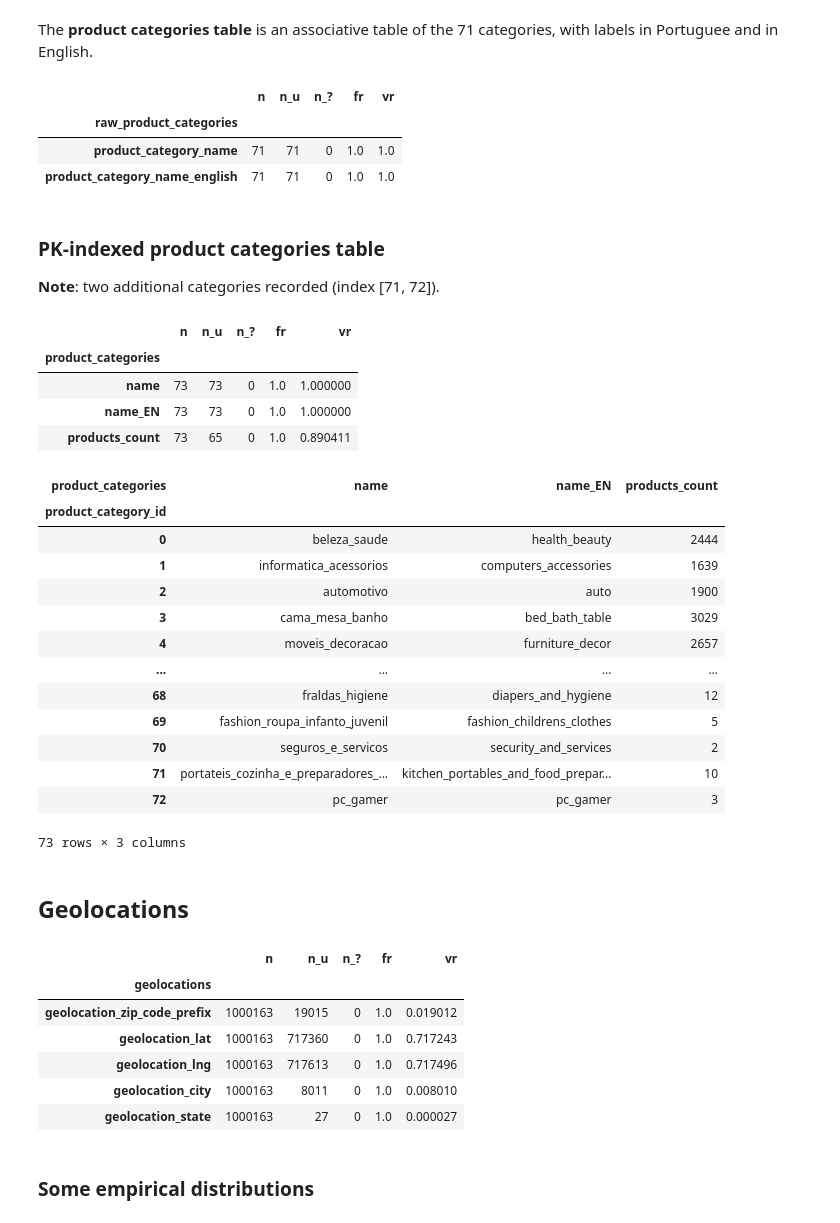
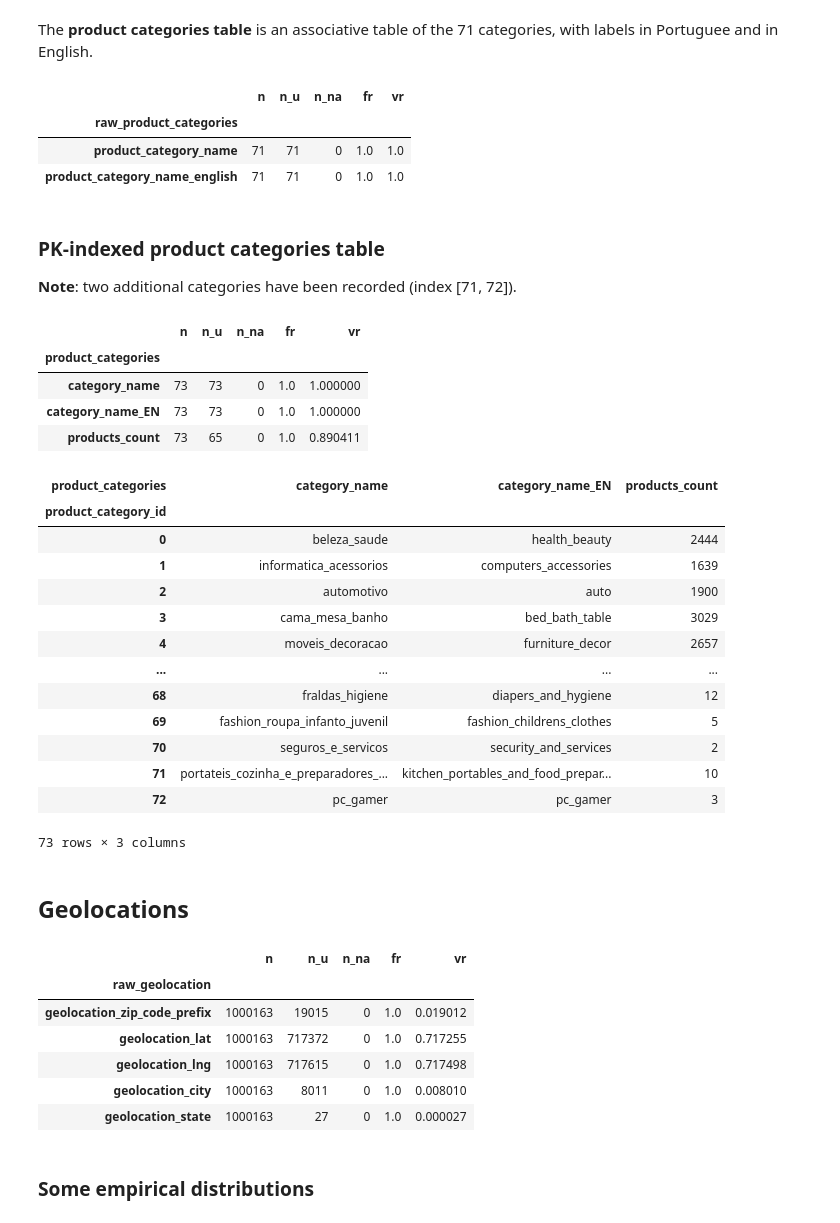
Before and after one commit to Franck-PepperLabs/pepper_olist_market_segmentation, a Jupyter notebook: jupyter/Lepoivre_Franck_1_notebook_exploration_112022.ipynb, the cells around one changed output. Cells and saved outputs as stored; diff of their text form; code cells hidden in the pictures.

```diff
--- a/jupyter/Lepoivre_Franck_1_notebook_exploration_112022.ipynb
+++ b/jupyter/Lepoivre_Franck_1_notebook_exploration_112022.ipynb
@@ -702,27 +704,27 @@ display(discrete_stats(indexed_order_reviews, 'indexed_order_reviews'))
 The **product categories table** is an associative table of the 71 categories, with labels in Portuguee and in English.
 # %%
 raw_product_categories = get_raw_product_categories()
-display(discrete_stats(raw_product_categories, 'raw_product_categories'))
+display(discrete_stats(raw_product_categories))
 # %% [output]
-|  | n | n_u | n_? | fr | vr |
+|  | n | n_u | n_na | fr | vr |
 | raw_product_categories |  |  |  |  |  |
 | product_category_name | 71 | 71 | 0 | 1.0 | 1.0 |
 | product_category_name_english | 71 | 71 | 0 | 1.0 | 1.0 |
 # %% [markdown]
 ### PK-indexed product categories table
 
-**Note**: two additional categories recorded (index [71, 72]).
+**Note**: two additional categories have been recorded (index [71, 72]).
 # %%
 product_categories = get_product_categories()
-display(discrete_stats(product_categories, 'product_categories'))
+display(discrete_stats(product_categories))
 display(product_categories)
 # %% [output]
-|  | n | n_u | n_? | fr | vr |
+|  | n | n_u | n_na | fr | vr |
 | product_categories |  |  |  |  |  |
-| name | 73 | 73 | 0 | 1.0 | 1.000000 |
-| name_EN | 73 | 73 | 0 | 1.0 | 1.000000 |
+| category_name | 73 | 73 | 0 | 1.0 | 1.000000 |
+| category_name_EN | 73 | 73 | 0 | 1.0 | 1.000000 |
 | products_count | 73 | 65 | 0 | 1.0 | 0.890411 |
-| product_categories | name | name_EN | products_count |
+| product_categories | category_name | category_name_EN | products_count |
 | product_category_id |  |  |  |
 | 0 | beleza_saude | health_beauty | 2444 |
 | 1 | informatica_acessorios | computers_accessories | 1639 |
@@ -739,14 +741,14 @@ display(product_categories)
 # %% [markdown]
 ## Geolocations
 # %%
-geolocations = get_raw_geolocations()
-display(discrete_stats(geolocations, 'geolocations'))
+raw_geolocations = get_raw_geolocations()
+display(discrete_stats(raw_geolocations))
 # %% [output]
-|  | n | n_u | n_? | fr | vr |
-| geolocations |  |  |  |  |  |
+|  | n | n_u | n_na | fr | vr |
+| raw_geolocation |  |  |  |  |  |
 | geolocation_zip_code_prefix | 1000163 | 19015 | 0 | 1.0 | 0.019012 |
-| geolocation_lat | 1000163 | 717360 | 0 | 1.0 | 0.717243 |
-| geolocation_lng | 1000163 | 717613 | 0 | 1.0 | 0.717496 |
+| geolocation_lat | 1000163 | 717372 | 0 | 1.0 | 0.717255 |
+| geolocation_lng | 1000163 | 717615 | 0 | 1.0 | 0.717498 |
 | geolocation_city | 1000163 | 8011 | 0 | 1.0 | 0.008010 |
 | geolocation_state | 1000163 | 27 | 0 | 1.0 | 0.000027 |
 # %% [markdown]
```
Also changed, not shown: parts of 109 cells of this notebook, 17 other files.
